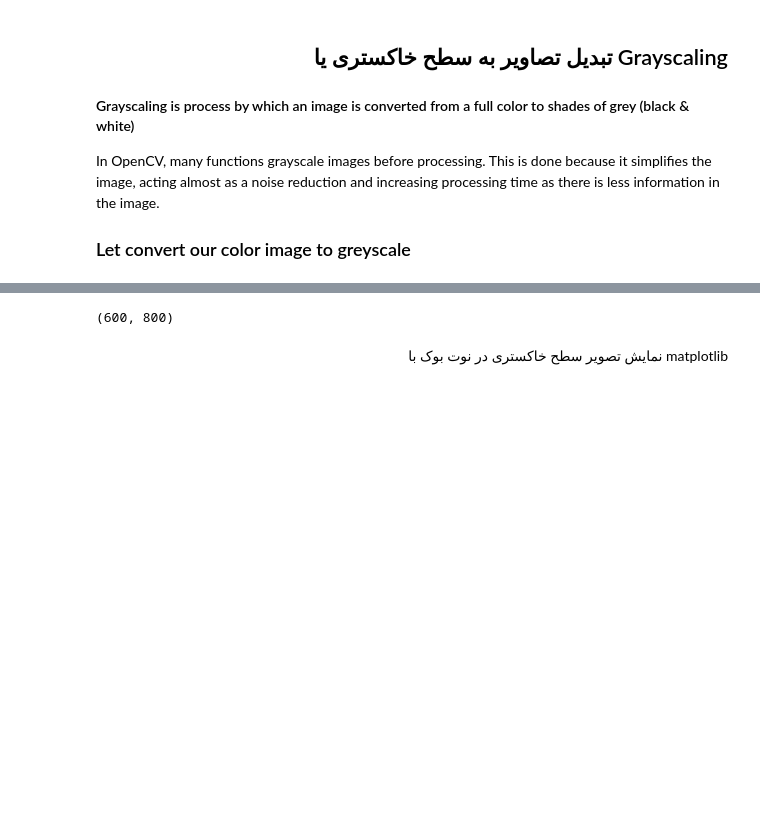
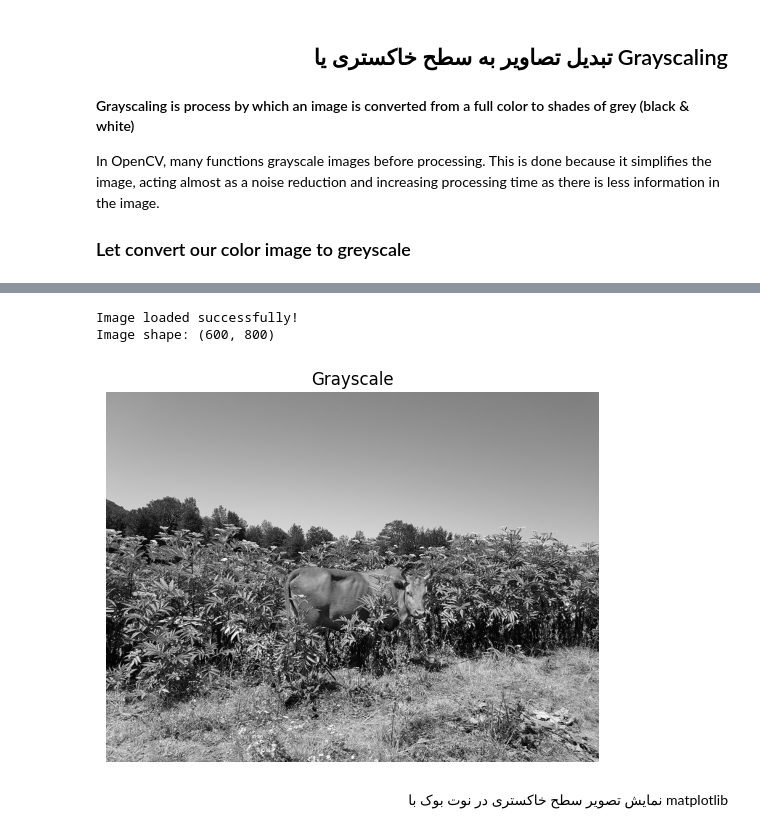
Before and after one commit to mahdieslaminet/Machine_Vision_Colab_Based, a Jupyter notebook: 02-Grayscaling.ipynb, the cells around one changed output, grey strips where cells are left out. Cells and saved outputs as stored; diff of their text form; code cells hidden in the pictures; blank space fills up the shorter version.

```diff
--- a/02-Grayscaling.ipynb
+++ b/02-Grayscaling.ipynb
@@ -50,15 +50,29 @@ Mounted at /content/drive
 Image loaded successfully!
 [figure]
-# %%
-#Another method faster method
-img = cv2.imread('./images/input.jpg',0)
-cv2.imshow('Grayscale', img)
-cv2.waitKey()
-cv2.destroyAllWindows()
-
-print(img.shape)
-# %% [output]
-(600, 800)
+# %%
+
+# مسیر فایل در Google Drive
+file_path = "/content/drive/My Drive/Machine_Vision/input.jpg"
+
+# بارگذاری تصویر به‌صورت سطح خاکستری
+img = cv2.imread(file_path, 0)
+
+# بررسی صحت بارگذاری
+if img is None:
+    print("Error: Unable to load image. Check the file path.")
+else:
+    print("Image loaded successfully!")
+    print("Image shape:", img.shape)  # چاپ ابعاد تصویر
+
+    # نمایش تصویر با matplotlib
+    plt.imshow(img, cmap="gray")
+    plt.title("Grayscale")
+    plt.axis("off")
+    plt.show()
+# %% [output]
+Image loaded successfully!
+Image shape: (600, 800)
+[figure, added]
 # %% [markdown]
 <div style="direction:rtl;text-align:right;font-family:Tahoma">
 نمایش تصویر سطح خاکستری در نوت بوک با matplotlib</div>
```
Also changed, not shown: parts of 6 cells of this notebook.
